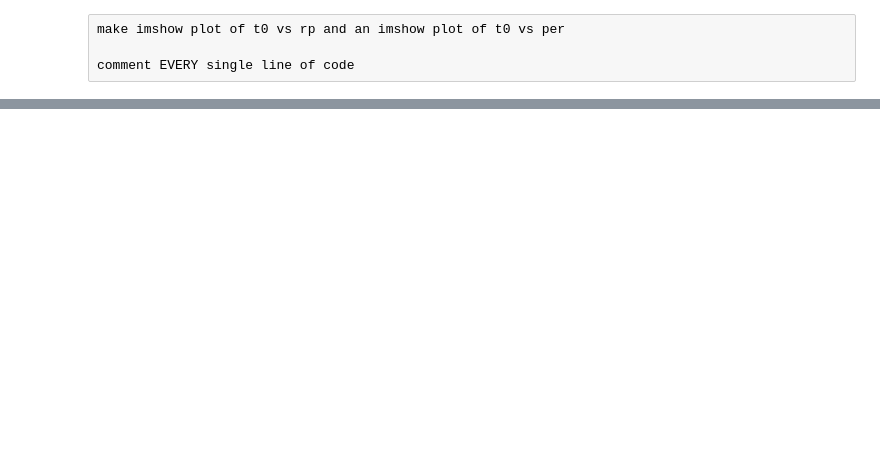
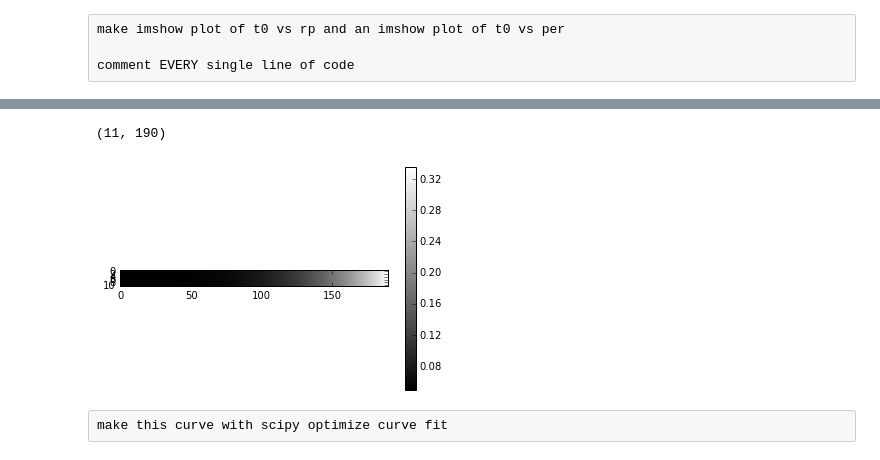
Before and after one commit to zkbt/timingtransits, a Jupyter notebook: SuperSeriousNotebookForRealDataAndStuff.ipynb, the cells around one changed output, grey strips where cells are left out. Drawn from its saved outputs; the diff is of its cells as text; code cells hidden in the pictures; blank space fills up the shorter version.

```diff
--- a/SuperSeriousNotebookForRealDataAndStuff.ipynb
+++ b/SuperSeriousNotebookForRealDataAndStuff.ipynb
@@ -150,3 +191,26 @@ ValueError: operands could not be broadcast together with shapes (17170,) (101,)
 make imshow plot of t0 vs rp and an imshow plot of t0 vs per
 
 comment EVERY single line of code
+# %%
+per00 = np.arange(2, 6, 0.1)
+chiSq = np.array([])
+rp0 = np.arange(0.01, 0.2, 0.001)
+
+chichi2 = np.zeros([len(t00), len(rp0)])
+
+for i in range(len(per00)):
+    thisp = per00[i]
+
+    # set the model t0 to one value of t00
+    params.per = thist
+    m = batman.TransitModel(params, time)
+    modelflux = m.light_curve(params)
+    chiSq = np.append(chiSq, chisqa(nflux, modelflux))
+    chiSq2 = np.array([])
+    for j in range(len(rp0)):
+        print i, j
+        thisrp = rp0[j]
+        params.rp = thisrp
+        m = batman.TransitModel(params, time)
+        modelflux2 = m.light_curve(params)
+        chichi2[i,j] =  chisqa(nflux, modelflux2)
@@ -152,0 +236,10 @@ comment EVERY single line of code
+# %%
+
+plt.imshow(chichi2, cmap='gray', aspect='equal')#, extent=????)
+plt.colorbar()
+chichi.shape
+# %% [output]
+(11, 190)
+[figure, added]
+# %% [raw]
+make this curve with scipy optimize curve fit
```
Also changed, not shown: parts of 6 cells of this notebook.
